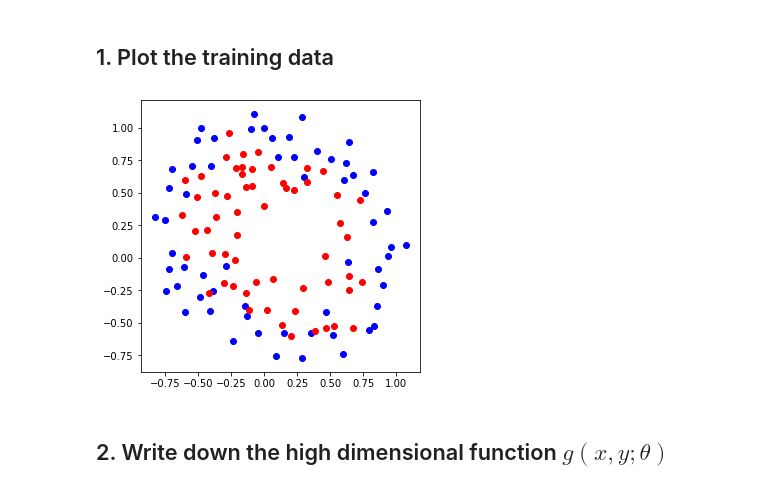
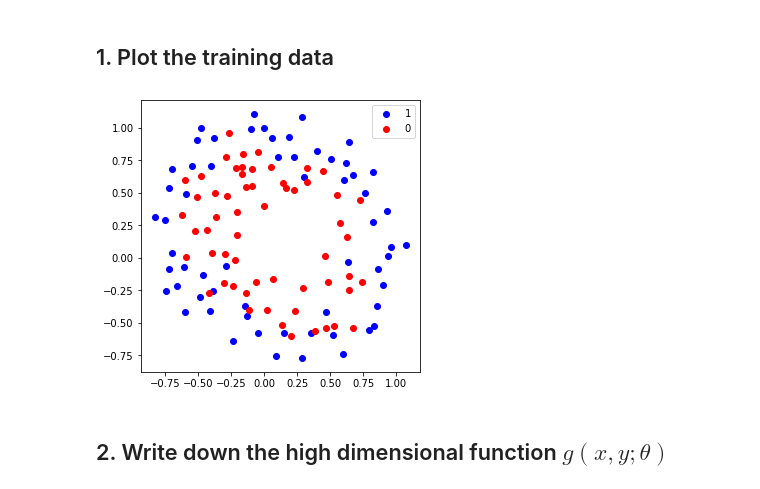
Before and after one commit to wonbeomjang/CAU54161-Machine-learning-class, a Jupyter notebook: Assignment_06/Assignment_06.ipynb, the cells around one changed output. Drawn from its saved outputs; the diff is of its cells as text; code cells hidden in the pictures.

```diff
--- a/Assignment_06/Assignment_06.ipynb
+++ b/Assignment_06/Assignment_06.ipynb
@@ -128,21 +129,22 @@ plt.show()
 # %%
 data    = np.genfromtxt("data-nonlinear.txt", delimiter=',')
 pointX  = data[:, 0]
 pointY  = data[:, 1]
 label   = data[:, 2]
 
 pointX0 = pointX[label == 0]
 pointY0 = pointY[label == 0]
 
 pointX1 = pointX[label == 1]
 pointY1 = pointY[label == 1]
 
 plt.figure(figsize=(5, 5))
-plt.scatter(pointX0, pointY0, c='b')
-plt.scatter(pointX1, pointY1, c='r')
+plt.scatter(pointX0, pointY0, c='b', label=1)
+plt.scatter(pointX1, pointY1, c='r', label=0)
+plt.legend()
 plt.show()
 # %% [output]
-[figure, old version]
+[figure, new version]
 # %% [markdown]
 ## 2. Write down the high dimensional function $g(x,y; \theta)$
 # %% [markdown]
```
Also changed, not shown: parts of 7 cells of this notebook.
